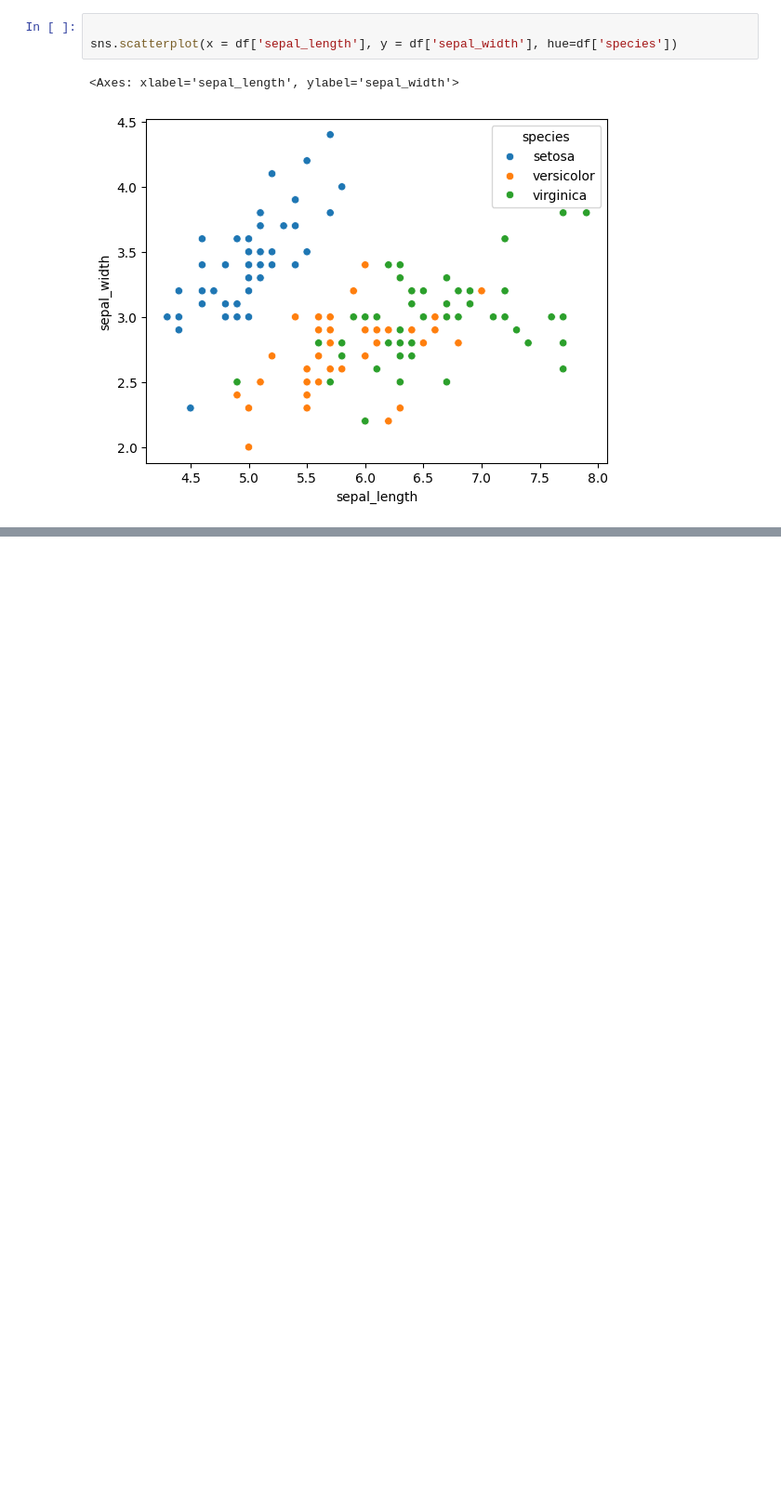
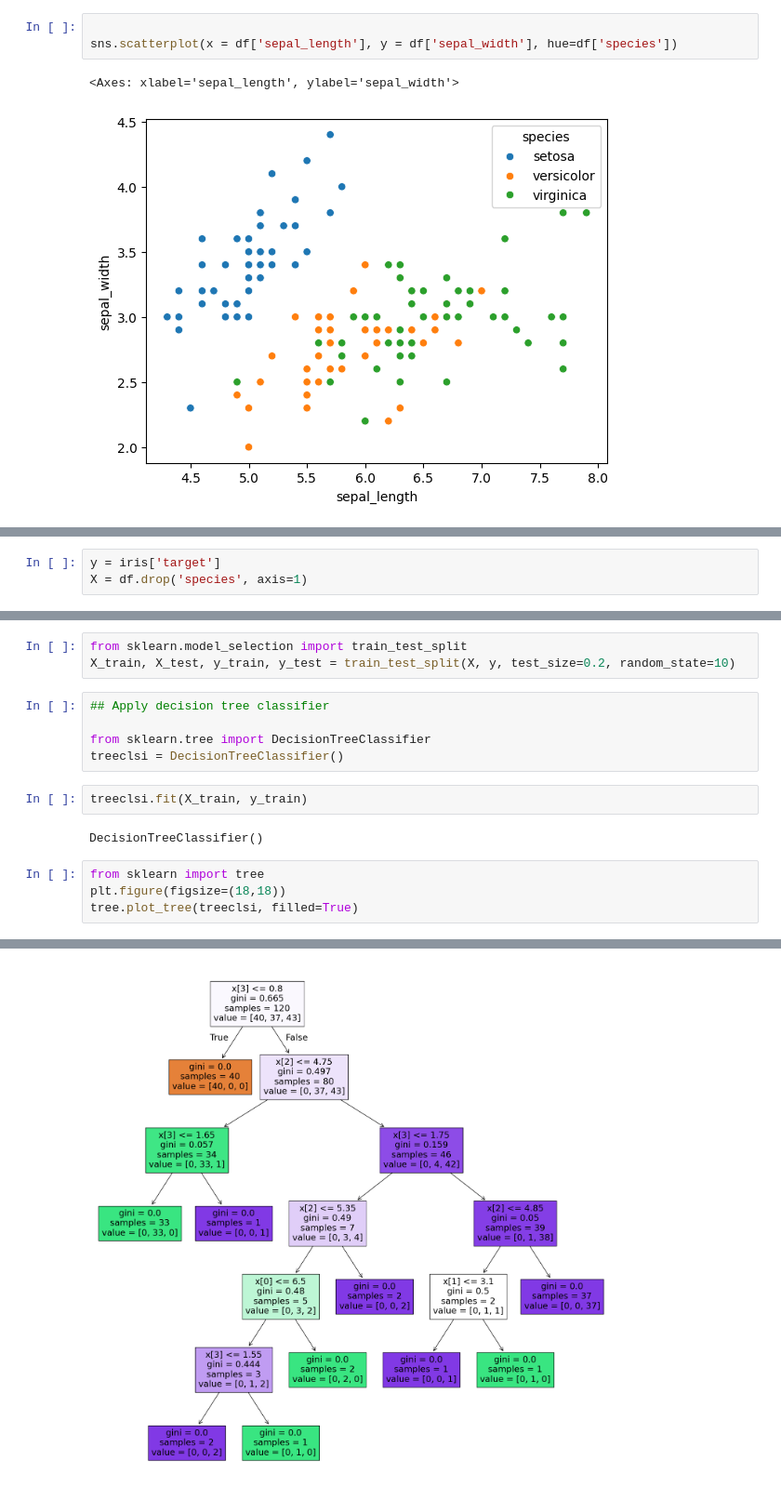
Before and after one commit to udityamerit/Complete-Machine-Learning-For-Beginners, a Jupyter notebook: 15-Decision Tree In Machine Learning/Decision_Tree_Classifier.ipynb, the cells around one changed output, grey strips where cells are left out. Shown: that part at 93% size. Saved outputs shown, nothing was run; the diff lists cells and outputs as text; blank space fills up the shorter version.

Commit message:
updated the decision tree

```diff
--- a/15-Decision Tree In Machine Learning/Decision_Tree_Classifier.ipynb
+++ b/15-Decision Tree In Machine Learning/Decision_Tree_Classifier.ipynb
@@ -42,0 +46,3 @@ sns.scatterplot(x = df['sepal_length'], y = df['sepal_width'], hue=df['species']
+# %%
+y = iris['target']
+X = df.drop('species', axis=1)
@@ -42,0 +58,17 @@ sns.scatterplot(x = df['sepal_length'], y = df['sepal_width'], hue=df['species']
+# %%
+from sklearn.model_selection import train_test_split
+X_train, X_test, y_train, y_test = train_test_split(X, y, test_size=0.2, random_state=10)
+# %%
+## Apply decision tree classifier
+
+from sklearn.tree import DecisionTreeClassifier
+treeclsi = DecisionTreeClassifier()
+# %%
+treeclsi.fit(X_train, y_train)
+# %% [output]
+DecisionTreeClassifier()
+# %%
+from sklearn import tree
+plt.figure(figsize=(18,18))
+tree.plot_tree(treeclsi, filled=True)
+# %% [output]
@@ -42,0 +92 @@ sns.scatterplot(x = df['sepal_length'], y = df['sepal_width'], hue=df['species']
+[figure, added]
```
Also changed, not shown: parts of 12 cells of this notebook.
